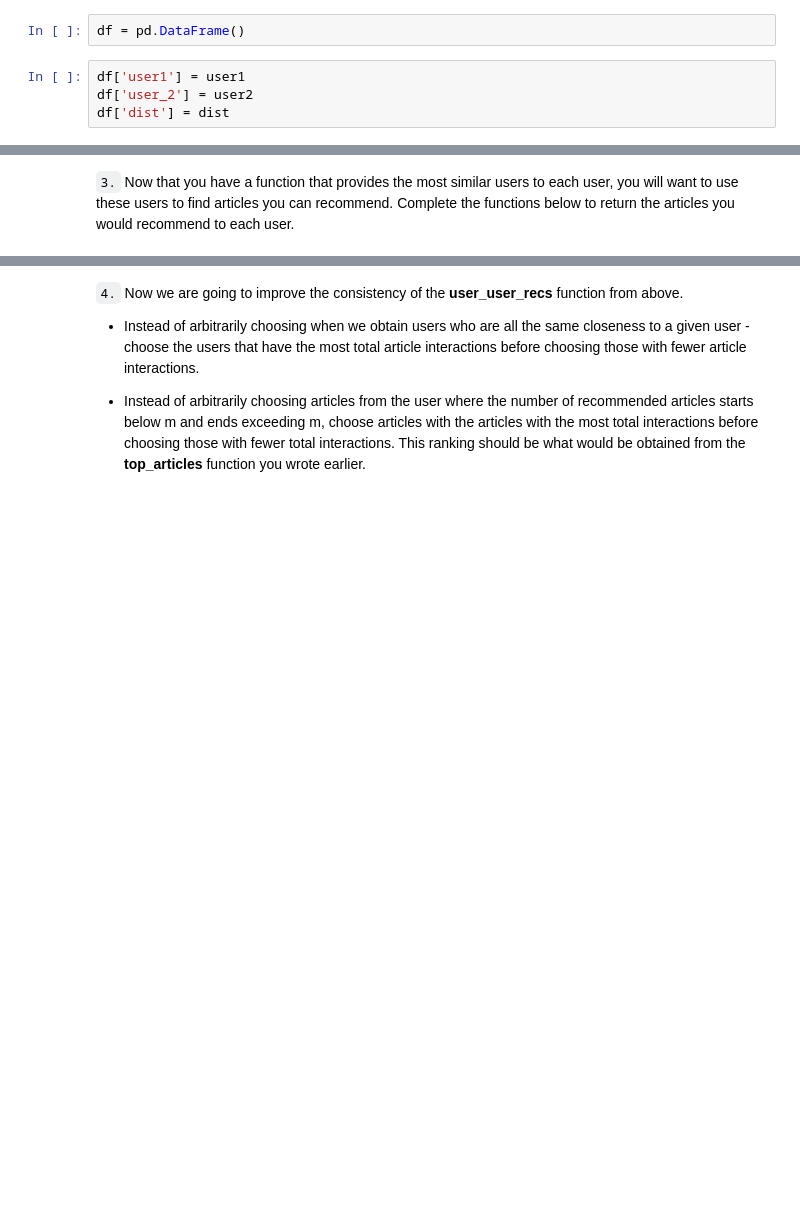
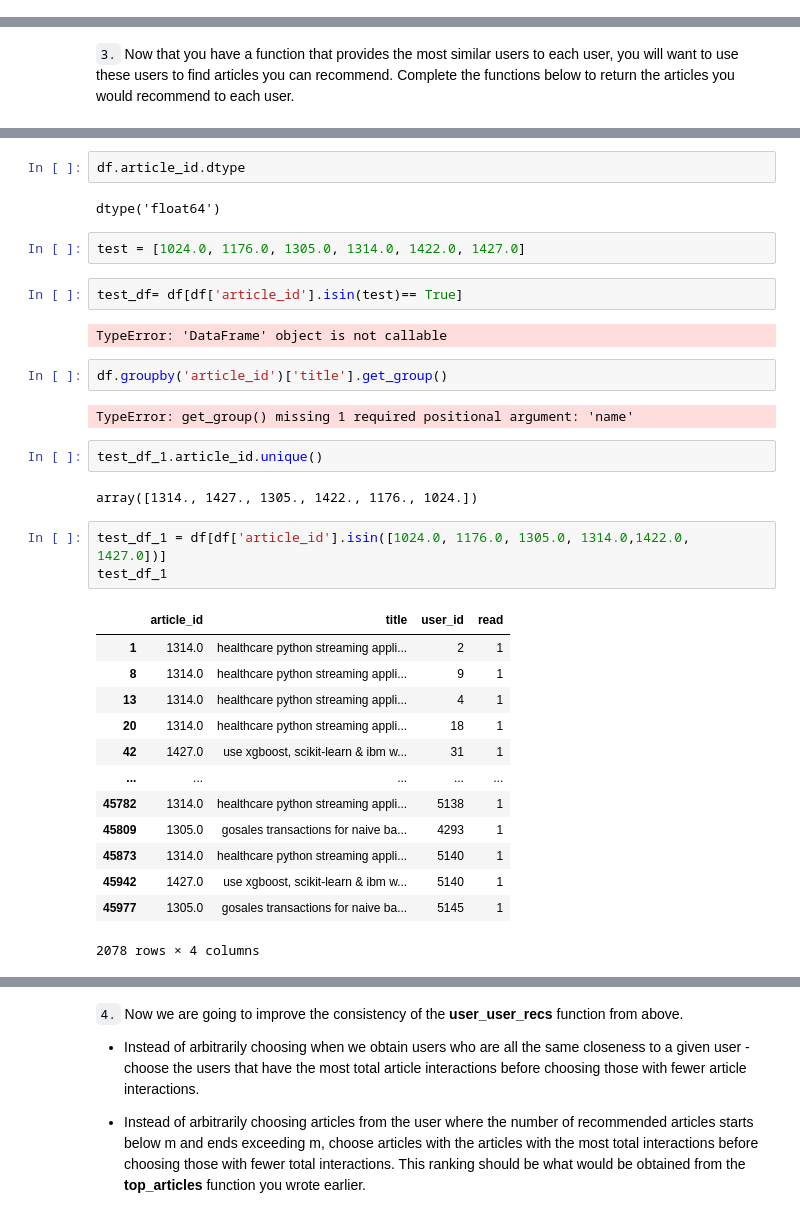
Before and after one commit to Hangzoed/IBM-Recommendations, a Jupyter notebook: Recommendations_with_IBM.ipynb, the cells around one changed output, grey strips where cells are left out. Saved outputs shown, nothing was run; the diff lists cells and outputs as text; blank space fills up the shorter version.

```diff
--- a/Recommendations_with_IBM.ipynb
+++ b/Recommendations_with_IBM.ipynb
@@ -582,6 +548,0 @@ array([1., 1., 2., 2.])
-# %%
-df = pd.DataFrame()
-# %%
-df['user1'] = user1
-df['user_2'] = user2
-df['dist'] = dist
@@ -656,0 +634,35 @@ print("The 3 most similar users to user 46 are: {}".format(find_similar_users(46
+# %%
+df.article_id.dtype
+# %% [output]
+dtype('float64')
+# %%
+test = [1024.0, 1176.0, 1305.0, 1314.0, 1422.0, 1427.0]
+# %%
+test_df= df[df['article_id'].isin(test)== True]
+# %% [output]
+TypeError: 'DataFrame' object is not callable
+# %%
+df.groupby('article_id')['title'].get_group()
+# %% [output]
+TypeError: get_group() missing 1 required positional argument: 'name'
+# %%
+test_df_1.article_id.unique()
+# %% [output]
+array([1314., 1427., 1305., 1422., 1176., 1024.])
+# %%
+test_df_1 = df[df['article_id'].isin([1024.0, 1176.0, 1305.0, 1314.0,1422.0, 1427.0])]
+test_df_1
+# %% [output]
+|  | article_id | title | user_id | read |
+| 1 | 1314.0 | healthcare python streaming appli... | 2 | 1 |
+| 8 | 1314.0 | healthcare python streaming appli... | 9 | 1 |
+| 13 | 1314.0 | healthcare python streaming appli... | 4 | 1 |
+| 20 | 1314.0 | healthcare python streaming appli... | 18 | 1 |
+| 42 | 1427.0 | use xgboost, scikit-learn & ibm w... | 31 | 1 |
+| ... | ... | ... | ... | ... |
+| 45782 | 1314.0 | healthcare python streaming appli... | 5138 | 1 |
+| 45809 | 1305.0 | gosales transactions for naive ba... | 4293 | 1 |
+| 45873 | 1314.0 | healthcare python streaming appli... | 5140 | 1 |
+| 45942 | 1427.0 | use xgboost, scikit-learn & ibm w... | 5140 | 1 |
+| 45977 | 1305.0 | gosales transactions for naive ba... | 5145 | 1 |
+2078 rows × 4 columns
```
Also changed, not shown: parts of 32 cells of this notebook.
